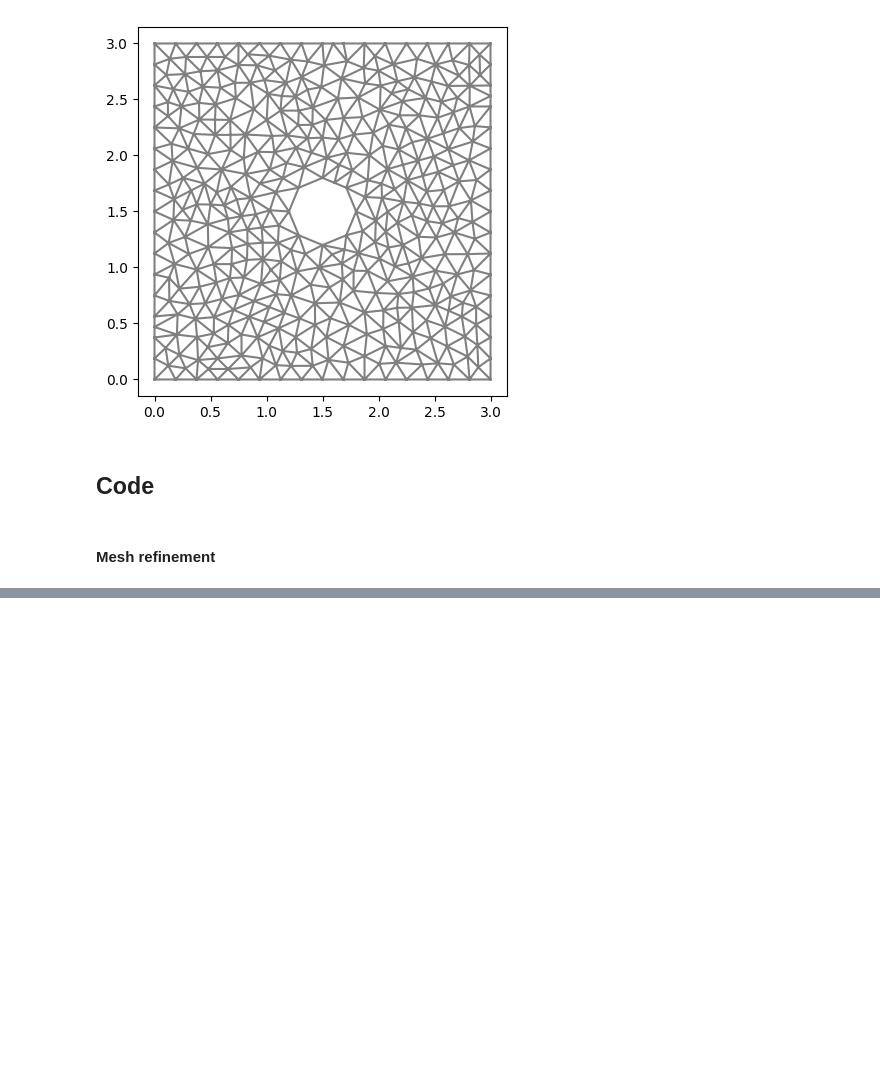
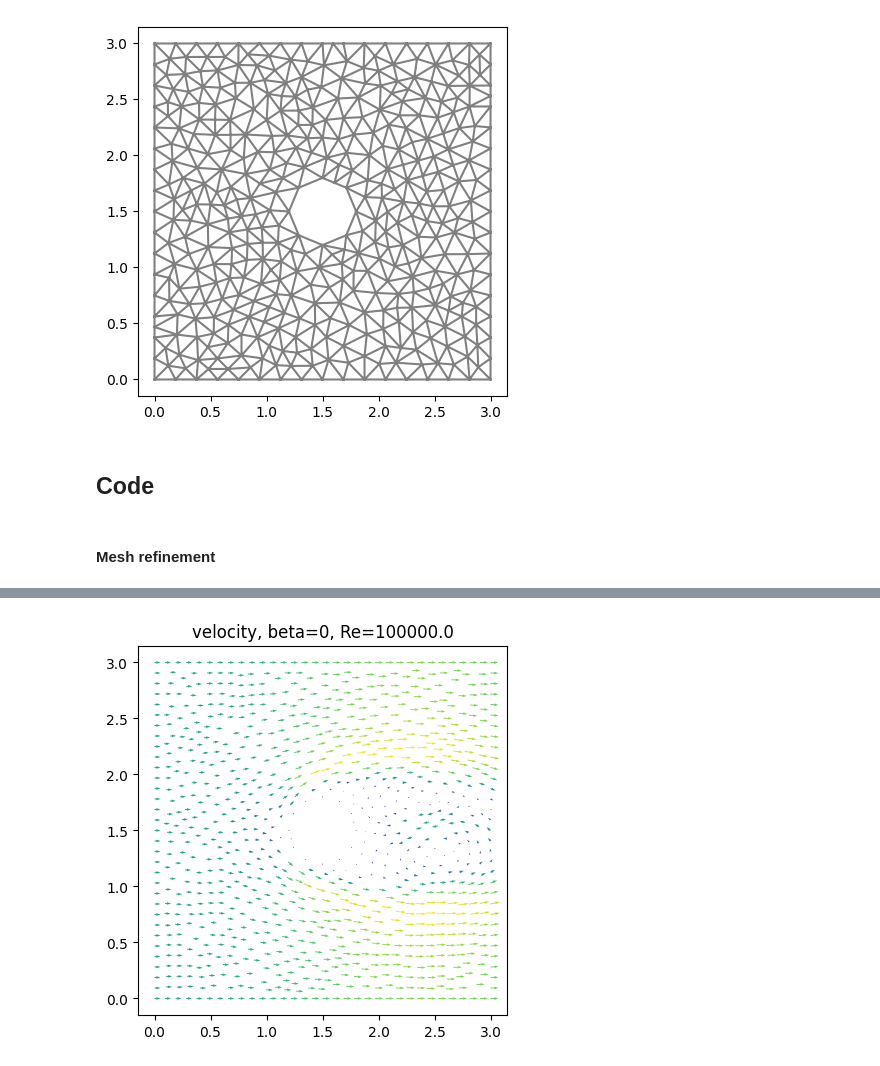
Before and after one commit to pouvelenc/DD2365-aflum, a Jupyter notebook: adaptive_mesh_refinement_turb.ipynb, the cells around one changed output, grey strips where cells are left out. Saved outputs shown, nothing was run; the diff lists cells and outputs as text; code cells hidden in the pictures; blank space fills up the shorter version.

```diff
--- a/adaptive_mesh_refinement_turb.ipynb
+++ b/adaptive_mesh_refinement_turb.ipynb
@@ -92,7 +94,7 @@ plt.show()
 #### **Mesh refinement**
 # %%
 # viscosity
-nu = rc*2e-1
+nu = rc*2e-5
 
 # characteristic velocity
 uin = 1.0
@@ -101,7 +103,7 @@ uin = 1.0
 Re = uin*2*rc/nu
 
 # time step length
-dt = 0.1*mesh.hmin()
+dt = 0.2*mesh.hmin()
 
 
 def solve_NS(mesh, beta):
@@ -465,61 +467,85 @@ def adaptive_mesh_refinement(mesh, beta):
     return mesh
 
 
-beta_list = [0, 2, 8, 32, 128, 512]
-#beta_list = [1024]
+beta_list = [0, 2, 8, 32, 128]
+#beta_list = [0, 2, 128]
+#beta_list = [128]
 
 drag_dict = {}
 lift_dict = {}
+C_D_dict = {}
+C_L_dict = {}
 time = None
 
 for beta in beta_list:
     mesh = generate_mesh(Rectangle(Point(0.0,0.0), Point(length,height)) - Circle(Point(xc,yc),rc), resolution)
-    mesh = adaptive_mesh_refinement(mesh, beta)
+    #mesh = adaptive_mesh_refinement(mesh, beta)
     primal_sols, adj_sols, F_D, F_L, time = solve_NS(mesh, beta)
     drag_dict[beta] = np.array(F_D)
     lift_dict[beta] = np.array(F_L)
+    C_D_dict[beta] = 2.0 * drag_dict[beta] / ((uin**2) * 2*rc)
+    C_L_dict[beta] = 2.0 * lift_dict[beta] / ((uin**2) * 2*rc)
 
 
 cmap = plt.get_cmap('viridis')
-norm = plt.Normalize(vmin=min(beta_list), vmax=max(beta_list))
+colors = cmap(np.linspace(0, 1, len(beta_list)))
 
 # drag
 plt.figure(figsize=(6,4))
-for beta in list(reversed(beta_list)):
-    plt.plot(time, drag_dict[beta],
-             color=cmap(norm(beta)),
-             label=f'beta = {beta}', alpha=0.5)
+for i, beta in enumerate(beta_list):
+    c = colors[i]
+    plt.plot(time,
+             drag_dict[beta],
+             color=c,
+             label=f'beta={beta}',
+             alpha=0.75)
 plt.title(f"drag, Re = {Re}")
 plt.xlabel("time")
 plt.ylabel("F_D")
 plt.legend()
+plt.tight_layout()
 plt.show()
 
 # lift
 plt.figure(figsize=(6,4))
-for beta in list(reversed(beta_list)):
-    plt.plot(time, lift_dict[beta],
-             color=cmap(norm(beta)),
-             label=f'beta = {beta}', alpha=0.5)
+for i, beta in enumerate(beta_list):
+    c = colors[i]
+    plt.plot(time,
+             lift_dict[beta],
+             color=c,
+             label=f'beta={beta}',
+             alpha=0.75)
 plt.title(f"lift, Re = {Re}")
 plt.xlabel("time")
 plt.ylabel("F_L")
 plt.legend()
+plt.tight_layout()
 plt.show()
 
 avg_drag = [np.mean(drag_dict[beta]) for beta in beta_list]
 avg_lift = [np.mean(lift_dict[beta]) for beta in beta_list]
+var_lift = [np.var(lift_dict[beta]) for beta in beta_list]
+
+np.savez("force_stats_100000.npz",
+         beta_list=np.array(beta_list),
+         avg_lift=np.array(avg_lift),
+         var_lift=np.array(var_lift),
+         avg_drag=np.array(avg_drag))
+
+np.savez("force_timeseries_100000.npz",
+         time=np.array(time),
+         drag={b: drag_dict[b] for b in beta_list},
+         lift={b: lift_dict[b] for b in beta_list})
 
 plt.figure(figsize=(6, 4))
-plt.plot(beta_list, avg_drag, label="drag")
 plt.plot(beta_list, avg_lift, label="lift")
-plt.title(f"time-averaged forces, Re = {Re}")
+plt.plot(beta_list, var_lift, label="variance")
+plt.title(f"time-averaged lift, Re = {Re}")
 plt.xlabel("beta")
-plt.ylabel("mean force")
+plt.ylabel("force")
 plt.legend()
 plt.grid(True)
 plt.show()
-
 
 """
 velocity_solutions = [u for u, _ in primal_sols]
@@ -527,19 +553,30 @@ velocity_solutions = [u for u, _ in primal_sols]
 
 mpl.rcParams['animation.embed_limit'] = 80_000_000
 
-T = 4.0
-fps = len(velocity_solutions) / (T*2)
+T = 6.0
+fps = len(velocity_solutions) / (T)
 frame_times = np.linspace(0, T, len(velocity_solutions))
 
-fig, ax = plt.subplots(figsize=(6, 3))
+# Choose a frame step (e.g. keep every 3rd frame)
+frame_step = 3
+
+# Downsample
+downsampled_velocity_solutions = velocity_solutions[::frame_step]
+downsampled_frame_times = frame_times[::frame_step]
+
+fps = len(downsampled_velocity_solutions) / T
+
+fig, ax = plt.subplots(figsize=(6, 5))
 
 def animate_vel(i):
     ax.clear()
-    plot(velocity_solutions[i], axes=ax)
-    ax.set_title(f"velocity at t = {frame_times[i]:.2f}")
+    plot(downsampled_velocity_solutions[i], axes=ax)
+    ax.set_title(f"velocity at t = {downsampled_frame_times[i]:.2f}")
 
-ani = FuncAnimation(fig, animate_vel, frames=len(velocity_solutions), interval=1000/fps)
-HTML(ani.to_jshtml(fps=fps))
+ani = FuncAnimation(fig, animate_vel, frames=len(downsampled_velocity_solutions), interval=1000/fps)
+
+ani.save("velocity_animation.gif", writer='imagemagick', dpi=100)
+files.download("velocity_animation.gif")
 """
 # %% [output]
 DEBUG:UFL_LEGACY:Blocks of each mode:
@@ -547,0 +596 @@ DEBUG:UFL_LEGACY:Blocks of each mode:
+[figure, added]
```
Also changed, not shown: parts of 2 cells of this notebook.
